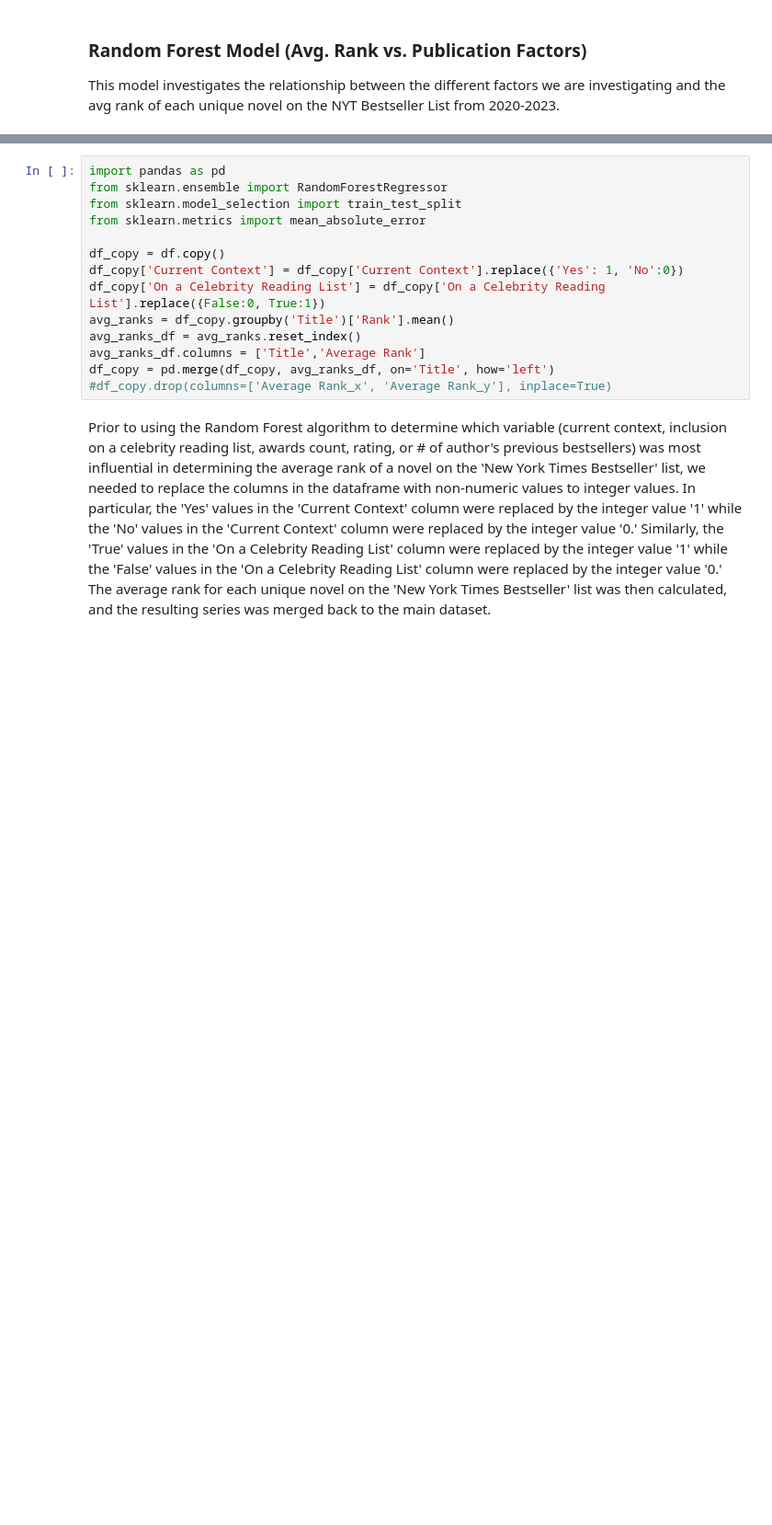
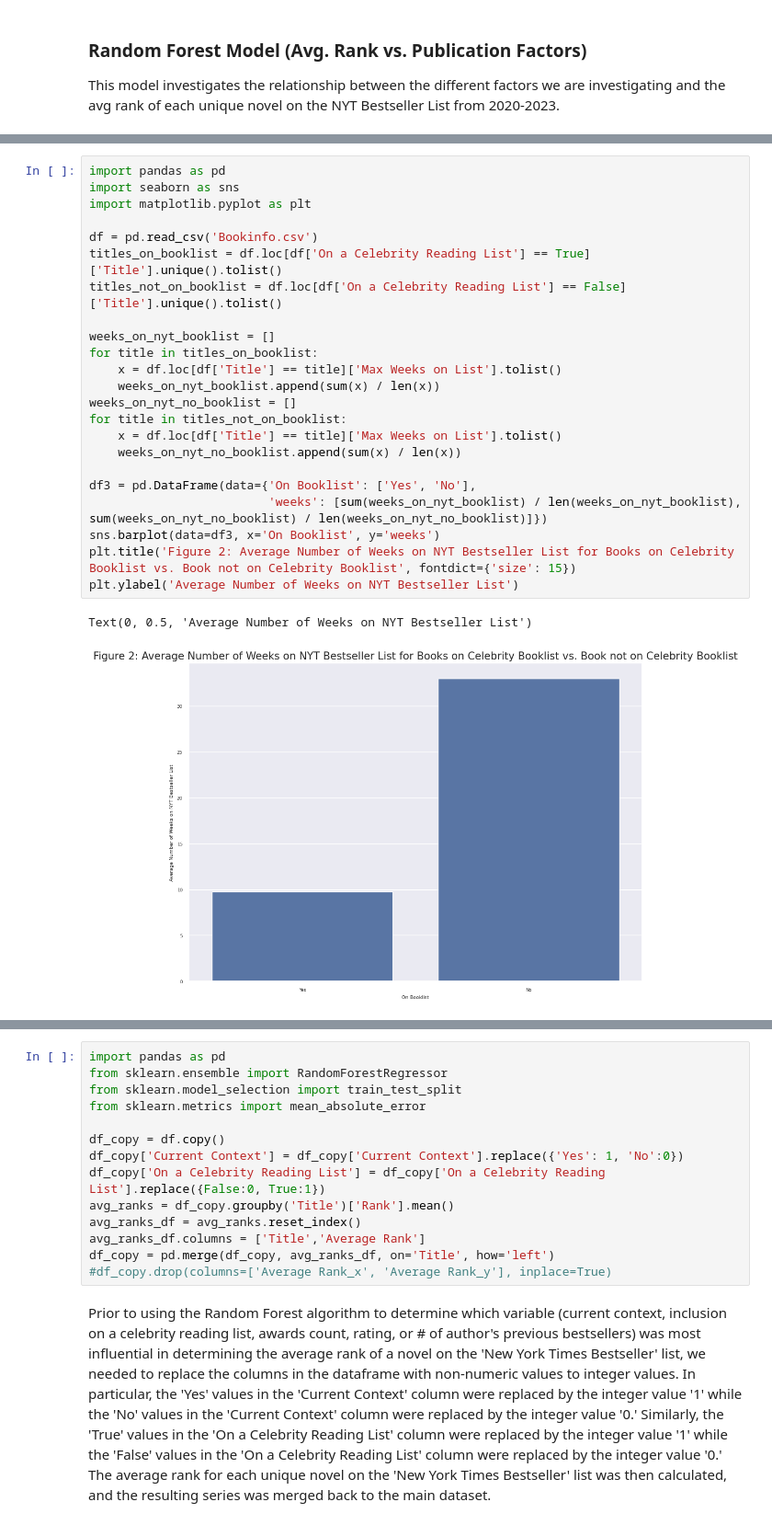
Before and after one commit to satyar2003/cogs-108-project, a Jupyter notebook: FinalProject_Group019-FA24.ipynb, the cells around one changed output, grey strips where cells are left out. Shown: that part at 92% size. Cells and saved outputs as stored; diff of their text form; blank space fills up the shorter version.

```diff
--- a/FinalProject_Group019-FA24.ipynb
+++ b/FinalProject_Group019-FA24.ipynb
@@ -210,0 +227,26 @@ This model investigates the relationship between the different factors we are in
+# %%
+import pandas as pd
+import seaborn as sns
+import matplotlib.pyplot as plt
+
+df = pd.read_csv('Bookinfo.csv')
+titles_on_booklist = df.loc[df['On a Celebrity Reading List'] == True]['Title'].unique().tolist()
+titles_not_on_booklist = df.loc[df['On a Celebrity Reading List'] == False]['Title'].unique().tolist()
+
+weeks_on_nyt_booklist = []
+for title in titles_on_booklist:
+    x = df.loc[df['Title'] == title]['Max Weeks on List'].tolist()
+    weeks_on_nyt_booklist.append(sum(x) / len(x))
+weeks_on_nyt_no_booklist = []
+for title in titles_not_on_booklist:
+    x = df.loc[df['Title'] == title]['Max Weeks on List'].tolist()
+    weeks_on_nyt_no_booklist.append(sum(x) / len(x))
+
+df3 = pd.DataFrame(data={'On Booklist': ['Yes', 'No'],
+                         'weeks': [sum(weeks_on_nyt_booklist) / len(weeks_on_nyt_booklist), sum(weeks_on_nyt_no_booklist) / len(weeks_on_nyt_no_booklist)]})
+sns.barplot(data=df3, x='On Booklist', y='weeks')
+plt.title('Figure 2: Average Number of Weeks on NYT Bestseller List for Books on Celebrity Booklist vs. Book not on Celebrity Booklist', fontdict={'size': 15})
+plt.ylabel('Average Number of Weeks on NYT Bestseller List')
+# %% [output]
+Text(0, 0.5, 'Average Number of Weeks on NYT Bestseller List')
+[figure, added]
```
Also changed, not shown: parts of 51 cells of this notebook.
